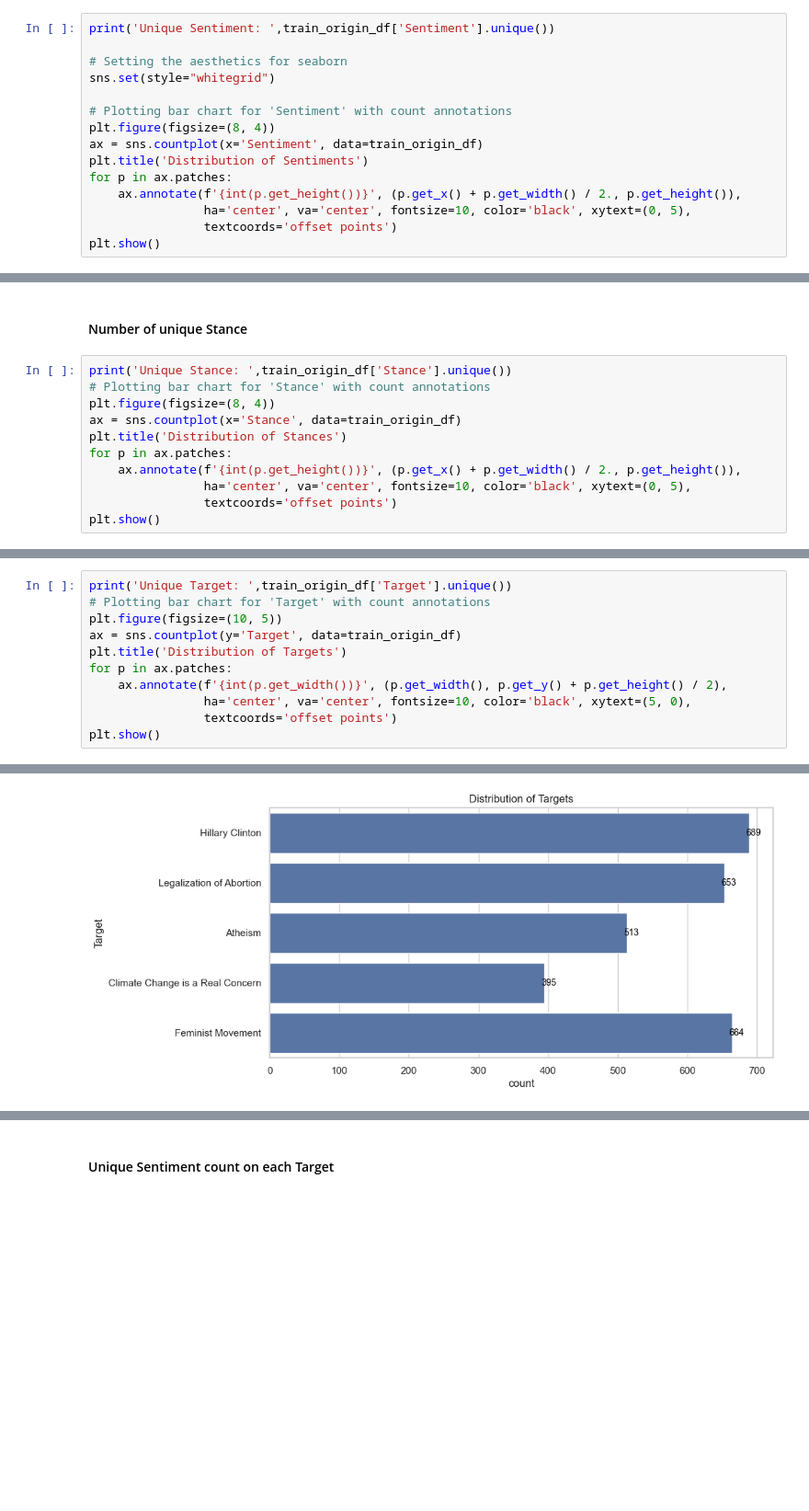
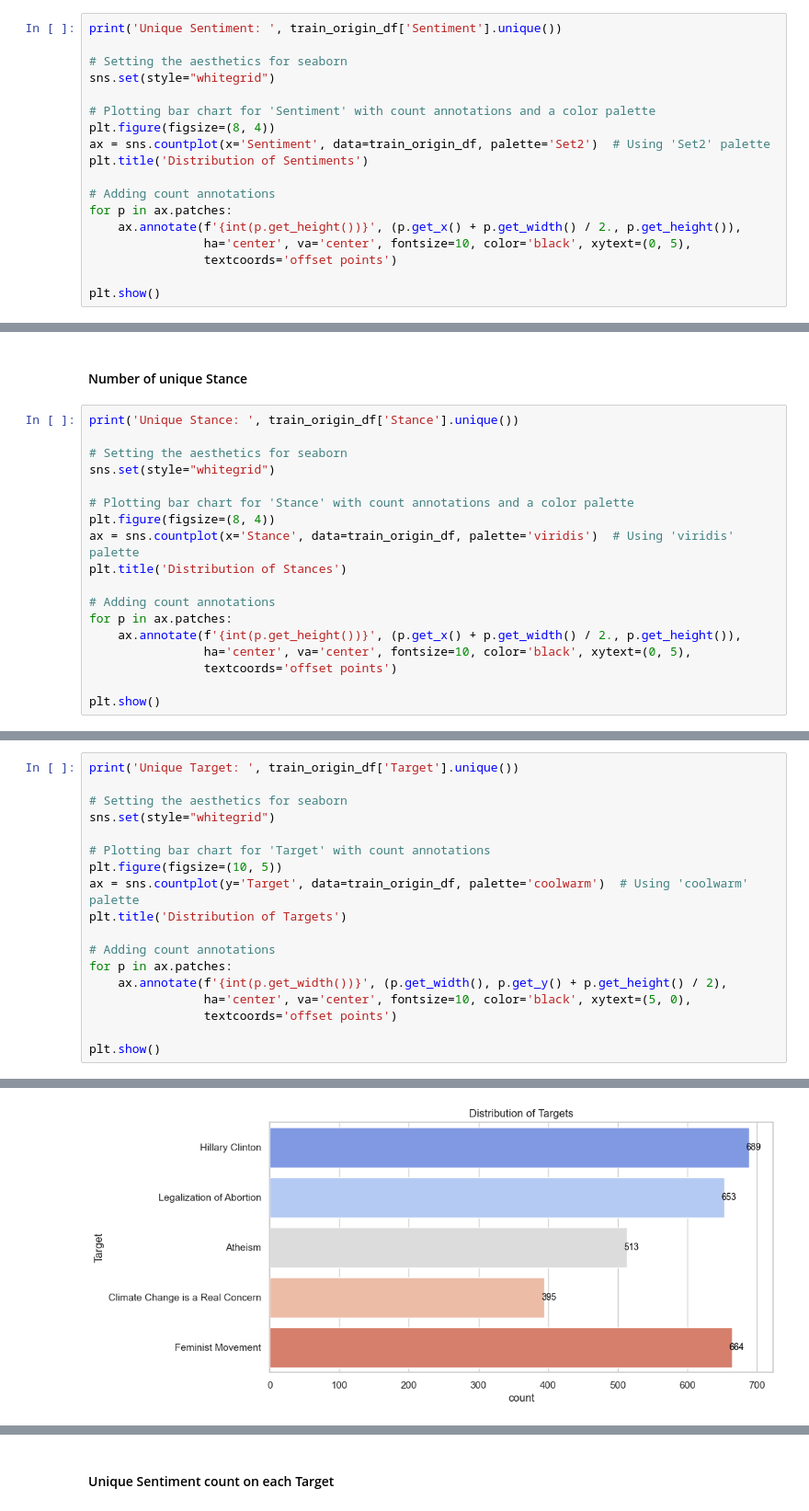
Before and after one commit to baopham2611/deep_learning_a2, a Jupyter notebook: ProcessingAndEDA.ipynb, the cells around one changed output, grey strips where cells are left out. Shown at 92% size. Saved outputs shown, nothing was run; the diff lists cells and outputs as text; blank space fills up the shorter version.

```diff
--- a/ProcessingAndEDA.ipynb
+++ b/ProcessingAndEDA.ipynb
@@ -162,19 +162,22 @@ test_missing_info
 # %% [markdown]
 #### Number of unique Sentiment
 # %%
-print('Unique Sentiment: ',train_origin_df['Sentiment'].unique())
+print('Unique Sentiment: ', train_origin_df['Sentiment'].unique())
 
 # Setting the aesthetics for seaborn
 sns.set(style="whitegrid")
 
-# Plotting bar chart for 'Sentiment' with count annotations
+# Plotting bar chart for 'Sentiment' with count annotations and a color palette
 plt.figure(figsize=(8, 4))
-ax = sns.countplot(x='Sentiment', data=train_origin_df)
+ax = sns.countplot(x='Sentiment', data=train_origin_df, palette='Set2')  # Using 'Set2' palette
 plt.title('Distribution of Sentiments')
+
+# Adding count annotations
 for p in ax.patches:
     ax.annotate(f'{int(p.get_height())}', (p.get_x() + p.get_width() / 2., p.get_height()),
                 ha='center', va='center', fontsize=10, color='black', xytext=(0, 5),
                 textcoords='offset points')
+
 plt.show()
 # %% [output]
 Unique Sentiment:  ['neg' 'pos' 'other']
@@ -182,15 +191,22 @@ Unique Sentiment:  ['neg' 'pos' 'other']
 # %% [markdown]
 #### Number of unique Stance
 # %%
-print('Unique Stance: ',train_origin_df['Stance'].unique())
-# Plotting bar chart for 'Stance' with count annotations
+print('Unique Stance: ', train_origin_df['Stance'].unique())
+
+# Setting the aesthetics for seaborn
+sns.set(style="whitegrid")
+
+# Plotting bar chart for 'Stance' with count annotations and a color palette
 plt.figure(figsize=(8, 4))
-ax = sns.countplot(x='Stance', data=train_origin_df)
+ax = sns.countplot(x='Stance', data=train_origin_df, palette='viridis')  # Using 'viridis' palette
 plt.title('Distribution of Stances')
+
+# Adding count annotations
 for p in ax.patches:
     ax.annotate(f'{int(p.get_height())}', (p.get_x() + p.get_width() / 2., p.get_height()),
                 ha='center', va='center', fontsize=10, color='black', xytext=(0, 5),
                 textcoords='offset points')
+
 plt.show()
 # %% [output]
 Unique Stance:  ['AGAINST' 'FAVOR' 'NONE']
@@ -200,13 +222,20 @@ Unique Stance:  ['AGAINST' 'FAVOR' 'NONE']
 # %%
-print('Unique Target: ',train_origin_df['Target'].unique())
+print('Unique Target: ', train_origin_df['Target'].unique())
+
+# Setting the aesthetics for seaborn
+sns.set(style="whitegrid")
+
 # Plotting bar chart for 'Target' with count annotations
 plt.figure(figsize=(10, 5))
-ax = sns.countplot(y='Target', data=train_origin_df)
+ax = sns.countplot(y='Target', data=train_origin_df, palette='coolwarm')  # Using 'coolwarm' palette
 plt.title('Distribution of Targets')
+
+# Adding count annotations
 for p in ax.patches:
     ax.annotate(f'{int(p.get_width())}', (p.get_width(), p.get_y() + p.get_height() / 2),
                 ha='center', va='center', fontsize=10, color='black', xytext=(5, 0),
                 textcoords='offset points')
+
 plt.show()
 # %% [output]
 Unique Target:  ['Hillary Clinton' 'Legalization of Abortion' 'Atheism'
@@ -214 +246 @@ Unique Target:  ['Hillary Clinton' 'Legalization of Abortion' 'Atheism'
-[figure, old version]
+[figure, new version]
```
Also changed, not shown: parts of 17 cells of this notebook, 1 other file.
